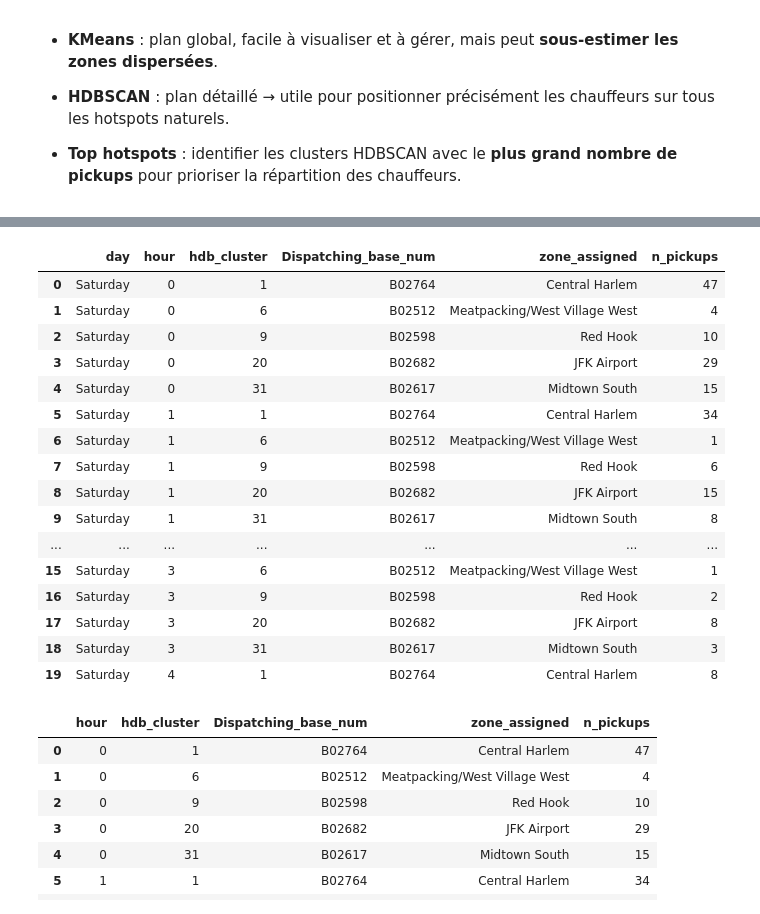
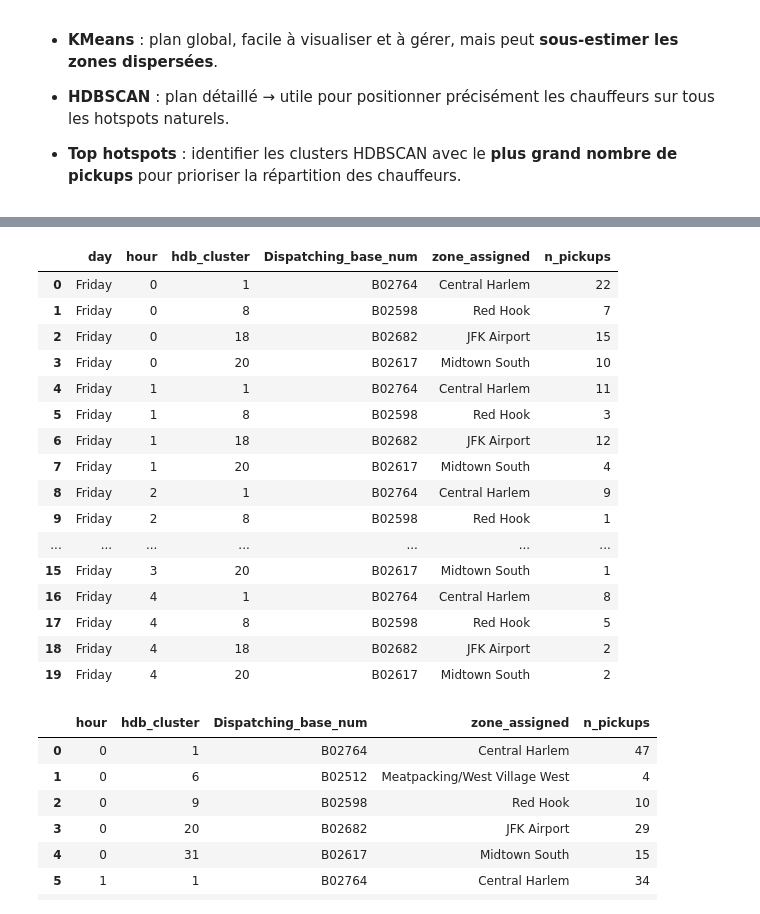
Before and after one commit to nlefort/JEDHA, a Jupyter notebook: PROJETS/06.ML_non_supervise/Best_place_to_be.ipynb, the cells around one changed output, grey strips where cells are left out. Drawn from its saved outputs; the diff is of its cells as text; code cells hidden in the pictures.

```diff
--- a/PROJETS/06.ML_non_supervise/Best_place_to_be.ipynb
+++ b/PROJETS/06.ML_non_supervise/Best_place_to_be.ipynb
@@ -760,6 +811,7 @@ max              8.000000            0.804164        75.856698
 # %%
 # Liste pour stocker les résultats
 hotspots_list = []
+target_days = list(df_clean['day'].unique())  # <- corrige la variable manquante
 
 for day in target_days:
     df_day = df_clean[df_clean['day'] == day].copy()
@@ -779,49 +831,49 @@ for day in target_days:
         lambda x: mapping_latlon.get(x, {}).get('Dispatching_base_num')
     )
     df_day['zone_assigned'] = df_day['Lat_Lon'].map(
         lambda x: mapping_latlon.get(x, {}).get('zone_assigned')
     )
 
     # Filtrer clusters valides
     df_clusters = df_day[df_day['hdb_cluster'] != -1].copy()
 
     # Résumer par cluster/base/zone
     cluster_summary = df_clusters.groupby(
         ['day','hour','hdb_cluster','Dispatching_base_num','zone_assigned']
     ).size().reset_index(name='n_pickups')
 
     # Ajouter au tableau global
     hotspots_list.append(cluster_summary)
 
 # Concatenation finale
 df_hotspots = pd.concat(hotspots_list, ignore_index=True)
 
 # Trier par jour, heure, cluster et n_pickups décroissant
 df_hotspots = df_hotspots.sort_values(
     ['day','hour','hdb_cluster','n_pickups'],
     ascending=[True,True,True,False]
 ).reset_index(drop=True)
 
 # Affichage top 20 pour contrôle
 display(df_hotspots.head(20))
 # %% [output]
 |  | day | hour | hdb_cluster | Dispatching_base_num | zone_assigned | n_pickups |
-| 0 | Saturday | 0 | 1 | B02764 | Central Harlem | 47 |
-| 1 | Saturday | 0 | 6 | B02512 | Meatpacking/West Village West | 4 |
-| 2 | Saturday | 0 | 9 | B02598 | Red Hook | 10 |
-| 3 | Saturday | 0 | 20 | B02682 | JFK Airport | 29 |
-| 4 | Saturday | 0 | 31 | B02617 | Midtown South | 15 |
-| 5 | Saturday | 1 | 1 | B02764 | Central Harlem | 34 |
-| 6 | Saturday | 1 | 6 | B02512 | Meatpacking/West Village West | 1 |
-| 7 | Saturday | 1 | 9 | B02598 | Red Hook | 6 |
-| 8 | Saturday | 1 | 20 | B02682 | JFK Airport | 15 |
-| 9 | Saturday | 1 | 31 | B02617 | Midtown South | 8 |
+| 0 | Friday | 0 | 1 | B02764 | Central Harlem | 22 |
+| 1 | Friday | 0 | 8 | B02598 | Red Hook | 7 |
+| 2 | Friday | 0 | 18 | B02682 | JFK Airport | 15 |
+| 3 | Friday | 0 | 20 | B02617 | Midtown South | 10 |
+| 4 | Friday | 1 | 1 | B02764 | Central Harlem | 11 |
+| 5 | Friday | 1 | 8 | B02598 | Red Hook | 3 |
+| 6 | Friday | 1 | 18 | B02682 | JFK Airport | 12 |
+| 7 | Friday | 1 | 20 | B02617 | Midtown South | 4 |
+| 8 | Friday | 2 | 1 | B02764 | Central Harlem | 9 |
+| 9 | Friday | 2 | 8 | B02598 | Red Hook | 1 |
 | ... | ... | ... | ... | ... | ... | ... |
-| 15 | Saturday | 3 | 6 | B02512 | Meatpacking/West Village West | 1 |
-| 16 | Saturday | 3 | 9 | B02598 | Red Hook | 2 |
-| 17 | Saturday | 3 | 20 | B02682 | JFK Airport | 8 |
-| 18 | Saturday | 3 | 31 | B02617 | Midtown South | 3 |
-| 19 | Saturday | 4 | 1 | B02764 | Central Harlem | 8 |
+| 15 | Friday | 3 | 20 | B02617 | Midtown South | 1 |
+| 16 | Friday | 4 | 1 | B02764 | Central Harlem | 8 |
+| 17 | Friday | 4 | 8 | B02598 | Red Hook | 5 |
+| 18 | Friday | 4 | 18 | B02682 | JFK Airport | 2 |
+| 19 | Friday | 4 | 20 | B02617 | Midtown South | 2 |
 # %%
 # Filtrer le samedi
 df_saturday = df_clean[df_clean['day'] == 'Saturday'].copy()
```
Also changed, not shown: parts of 21 cells of this notebook, 7 other files.
